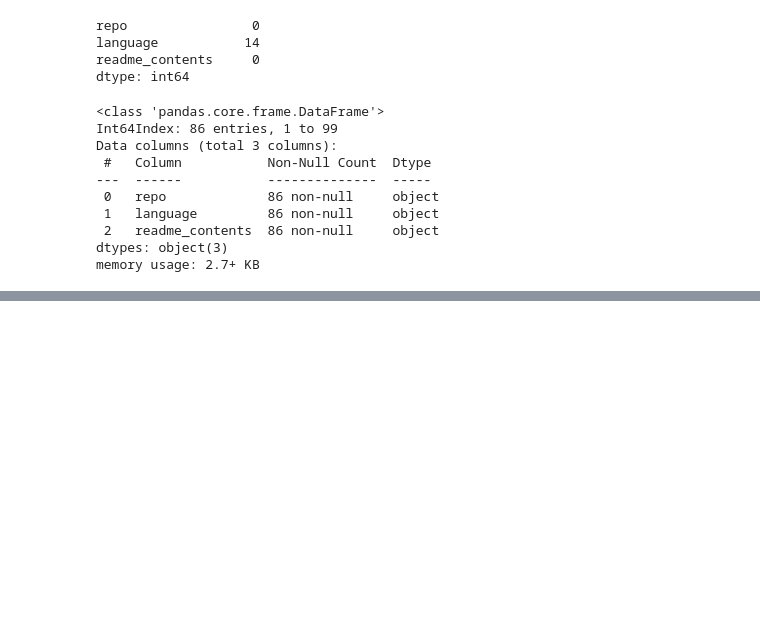
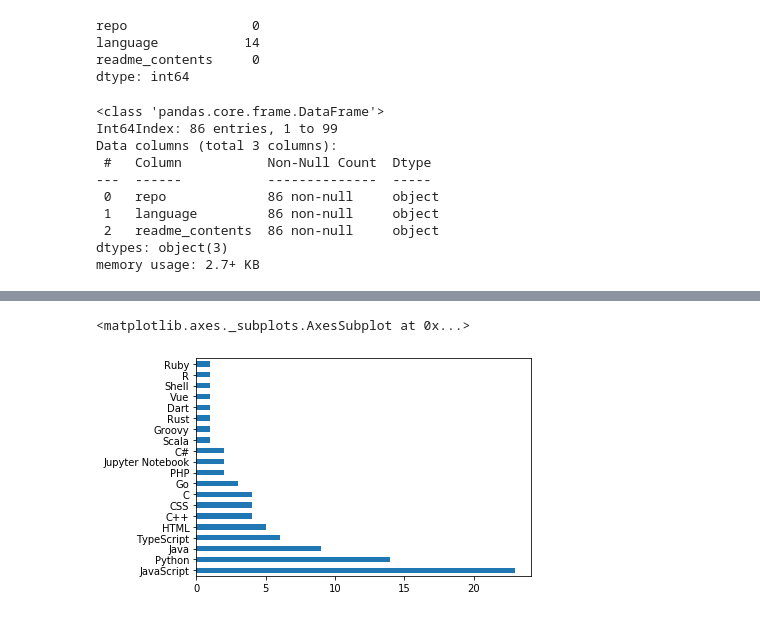
Before and after one commit to The-Tree-Muskeeters/git-language, a Jupyter notebook: nlp_project_ravinder.ipynb, the cells around one changed output, grey strips where cells are left out. Saved outputs shown, nothing was run; the diff lists cells and outputs as text; code cells hidden in the pictures; blank space fills up the shorter version.

```diff
--- a/nlp_project_ravinder.ipynb
+++ b/nlp_project_ravinder.ipynb
@@ -69,7 +107,7 @@ language           14
 readme_contents     0
 dtype: int64
 # %%
-df = df.dropna()
+df = df.dropna(axis =0)
 # %%
 df.info()
 # %% [output]
@@ -106,0 +124,2 @@ count.repo.plot.barh()
+# %%
+df = df.reset_index(drop = True)
@@ -106,0 +146,6 @@ count.repo.plot.barh()
+# %%
+# bar plot showing repo counts by language
+df.language.value_counts().plot.barh()
+# %% [output]
+<matplotlib.axes._subplots.AxesSubplot at 0x...>
+[figure, added]
```
Also changed, not shown: parts of 20 cells of this notebook.
